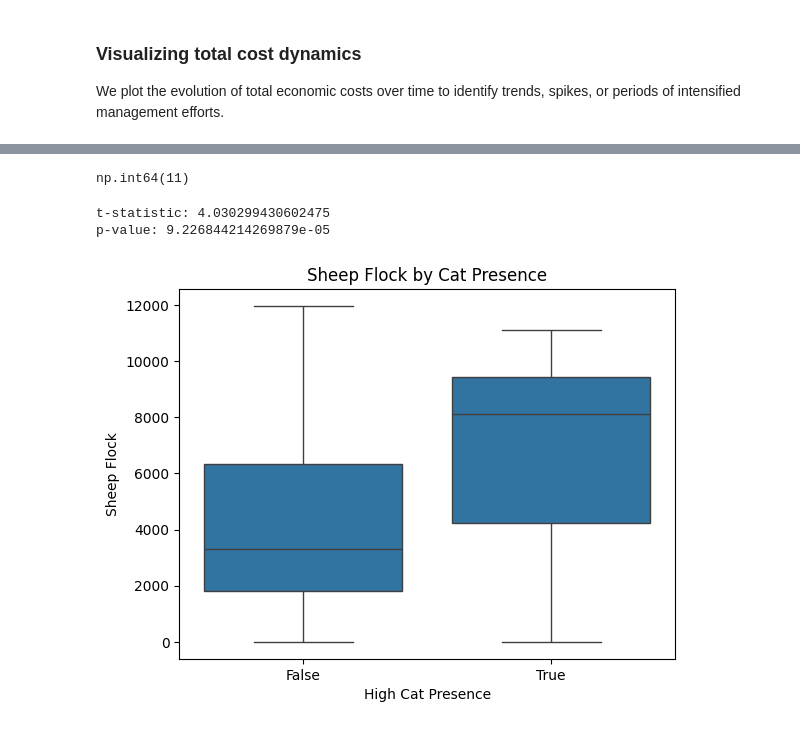
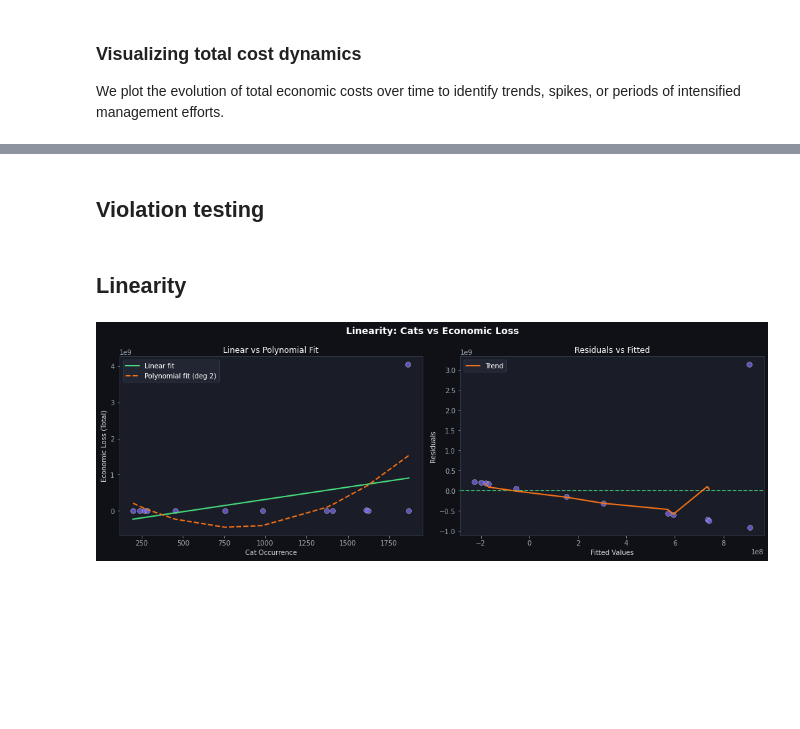
Before and after one commit to liza-drini/ceu-ds-project-C-2026, a Jupyter notebook: src/farm_cat_eco.ipynb, the cells around one changed output, grey strips where cells are left out. Saved outputs shown, nothing was run; the diff lists cells and outputs as text; code cells hidden in the pictures; blank space fills up the shorter version.

```diff
--- a/src/farm_cat_eco.ipynb
+++ b/src/farm_cat_eco.ipynb
@@ -249,25 +294,4 @@ Name: count, dtype: int64
-# %%
-fce_states["sheep_flock"].isna().sum()
-# %% [output]
-np.int64(11)
-# %%
-high = fce_states[fce_states["cat_group"]]["sheep_flock"].dropna()
-low = fce_states[~fce_states["cat_group"]]["sheep_flock"].dropna()
-
-t_stat, p_value = ttest_ind(high, low, equal_var=False)
-
-print("t-statistic:", t_stat)
-print("p-value:", p_value)
-# %% [output]
-t-statistic: 4.030299430602475
-p-value: 9.226844214269879e-05
-# %%
-sns.boxplot(data=fce_states, x="cat_group", y="sheep_flock")
-
-plt.xlabel("High Cat Presence")
-plt.ylabel("Sheep Flock")
-plt.title("Sheep Flock by Cat Presence")
-
-plt.show()
-# %% [output]
-[figure, removed]
+# %% [markdown]
+## Violation testing
+# %% [markdown]
+## Linearity
@@ -273,0 +329,51 @@ plt.show()
+# %%
+DARK, CARD = '#0f1117', '#1a1d27'
+A1, A2, A3 = '#7c6af7', '#4ade80', '#f97316'
+
+fig, axes = plt.subplots(1, 2, figsize=(14, 5), facecolor=DARK)
+fig.suptitle('Linearity: Cats vs Economic Loss', fontsize=14, color='white', fontweight='bold')
+
+for ax in axes:
+    ax.set_facecolor(CARD)
+    ax.tick_params(colors='#9ca3af')
+    ax.xaxis.label.set_color('#d1d5db')
+    ax.yaxis.label.set_color('#d1d5db')
+    ax.title.set_color('white')
+    for spine in ax.spines.values():
+        spine.set_edgecolor('#374151')
+
+## Scatter + fits
+ax = axes[0]
+ax.scatter(X, y, color=A1, alpha=0.7, s=60, edgecolors='white', linewidth=0.5)
+
+sort_idx = X.flatten().argsort()
+ax.plot(X[sort_idx], y_pred_lin[sort_idx], color=A2, linewidth=2, label='Linear fit')
+ax.plot(X[sort_idx], y_pred_poly[sort_idx], color=A3, linewidth=2,
+        linestyle='--', label='Polynomial fit (deg 2)')
+
+ax.set_xlabel('Cat Occurrence')
+ax.set_ylabel('Economic Loss (Total)')
+ax.set_title('Linear vs Polynomial Fit')
+ax.legend(facecolor='#252836', edgecolor='#374151', labelcolor='white')
+
+## Residuals
+ax = axes[1]
+ax.scatter(y_pred_lin, residuals, color=A1, alpha=0.7, s=60,
+           edgecolors='white', linewidth=0.5)
+
+ax.axhline(0, color=A2, linewidth=1.5, linestyle='--')
+
+sort_idx2 = y_pred_lin.argsort()
+ax.plot(np.sort(y_pred_lin),
+        pd.Series(residuals[sort_idx2]).rolling(5, center=True).mean(),
+        color=A3, linewidth=2, label='Trend')
+
+ax.set_xlabel('Fitted Values')
+ax.set_ylabel('Residuals')
+ax.set_title('Residuals vs Fitted')
+ax.legend(facecolor='#252836', edgecolor='#374151', labelcolor='white')
+
+plt.tight_layout()
+plt.show()
+# %% [output]
+[figure, added]
```
Also changed, not shown: parts of 47 cells of this notebook, 1 other file.
